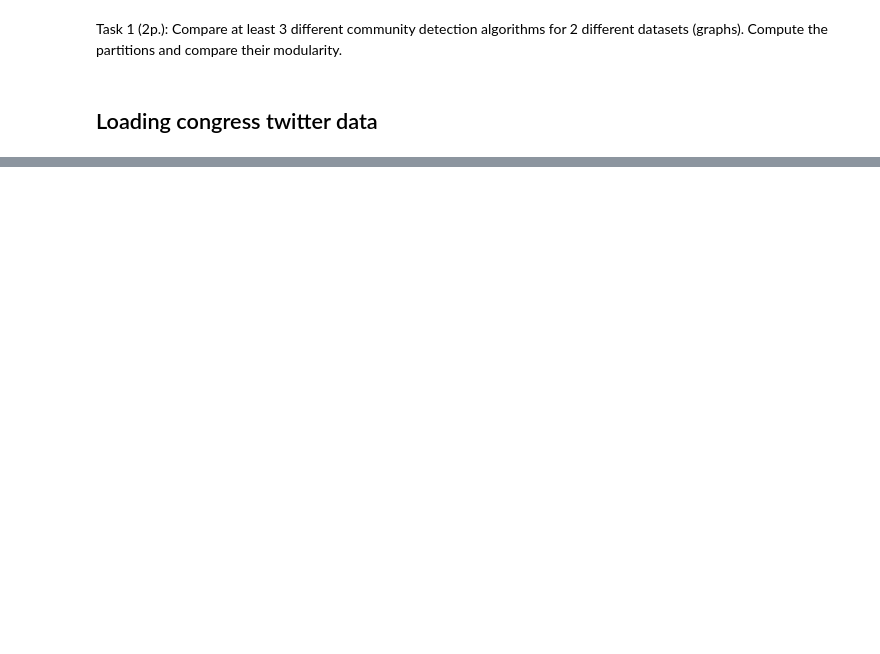
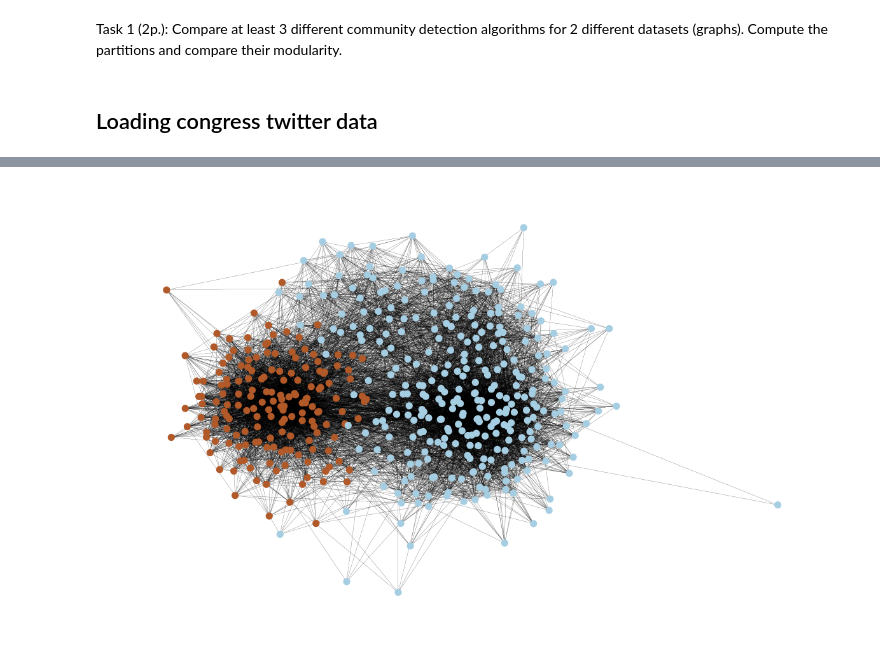
Before and after one commit to Wafellini/Machine-Learning-with-Graphs, a Jupyter notebook: Community Detection/task1_1.ipynb, the cells around one changed output, grey strips where cells are left out. Saved outputs shown, nothing was run; the diff lists cells and outputs as text; code cells hidden in the pictures; blank space fills up the shorter version.

```diff
--- a/Community Detection/task1_1.ipynb
+++ b/Community Detection/task1_1.ipynb
@@ -62,0 +74,4 @@ nx.draw_networkx(G, pos=pos, ax=ax, **plot_options)
+# %%
+visualize_communities(G, lp)
+# %% [output]
+[figure, added]
```
Also changed, not shown: parts of 14 cells of this notebook.
